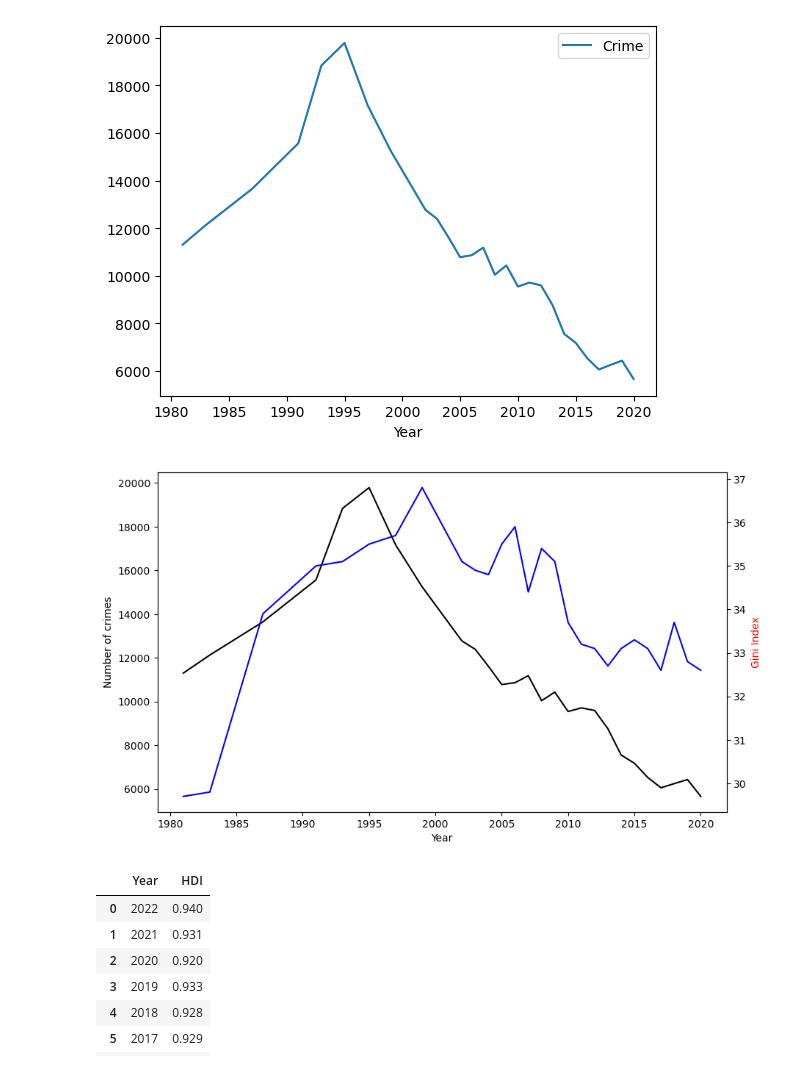
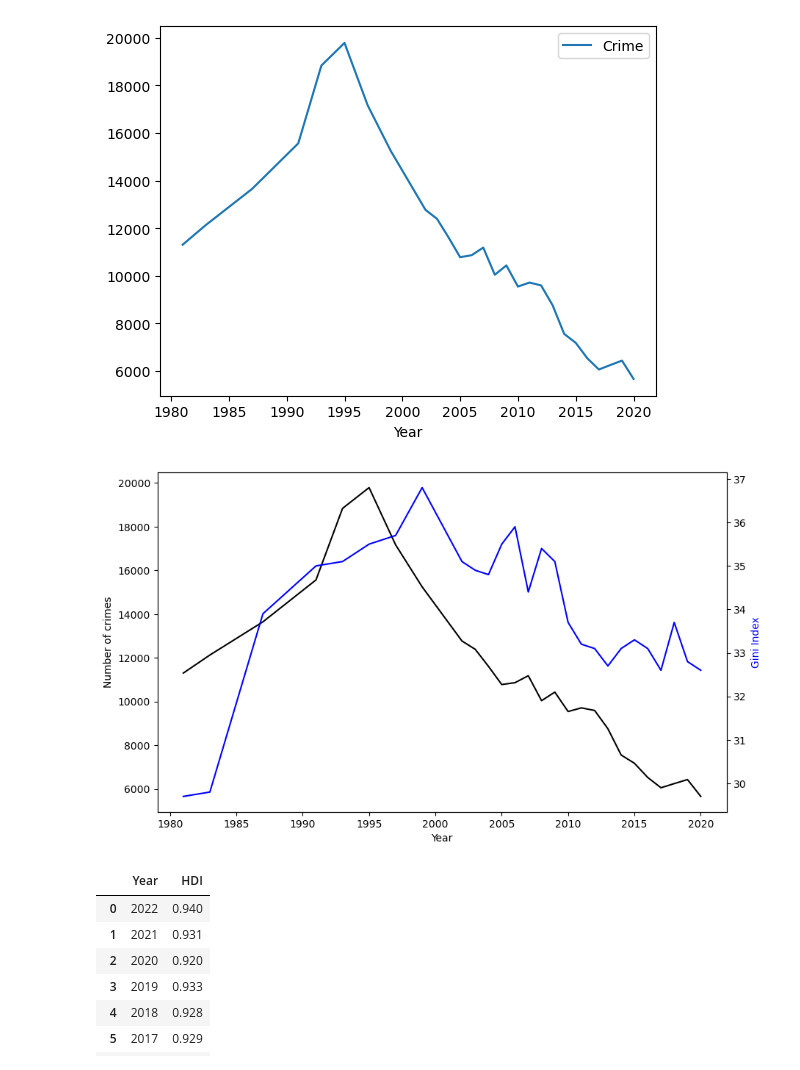
Before and after one commit to blueron05/730049432, a Jupyter notebook: projectCode.ipynb, the cells around one changed output. Cells and saved outputs as stored; diff of their text form; code cells hidden in the pictures.

```diff
--- a/projectCode.ipynb
+++ b/projectCode.ipynb
@@ -275,25 +292,26 @@ CrimeUKdf
 | 39 | 2020 | 5661.0 |
 [figure]
 # %%
-import matplotlib.pyplot as plt
-
 crimeginiuk = pd.merge(CrimeUKdf, GiniUKdf, on="Year")
 
 fig, ax1 = plt.subplots(figsize=(10, 6))
-
+#setting the size of the graph
 ax1.set_xlabel("Year")
-ax1.set_ylabel("Number of crimes", color = "black")
+#label of the x axis
+ax1.set_ylabel("Number of crimes")
+#y axis label
 ax1.plot(crimeginiuk["Year"], crimeginiuk["Crime"], color = "black", label = "Crime")
 
 ax2 = ax1.twinx()
 
 ax2.set_ylabel("Gini Index", color = "blue")
+#adding second y axis
 ax2.plot(crimeginiuk["Year"], crimeginiuk["Gini"], color = "blue", label="Gini Index (%)")
 crimeginiuk
 
 plt.savefig("UKCrimeGini.png")
 # %% [output]
-[figure, old version]
+[figure, new version]
 # %%
 site5 = "https://countryeconomy.com/hdi/uk"
 
```
Also changed, not shown: parts of 14 cells of this notebook, 3 other files.
